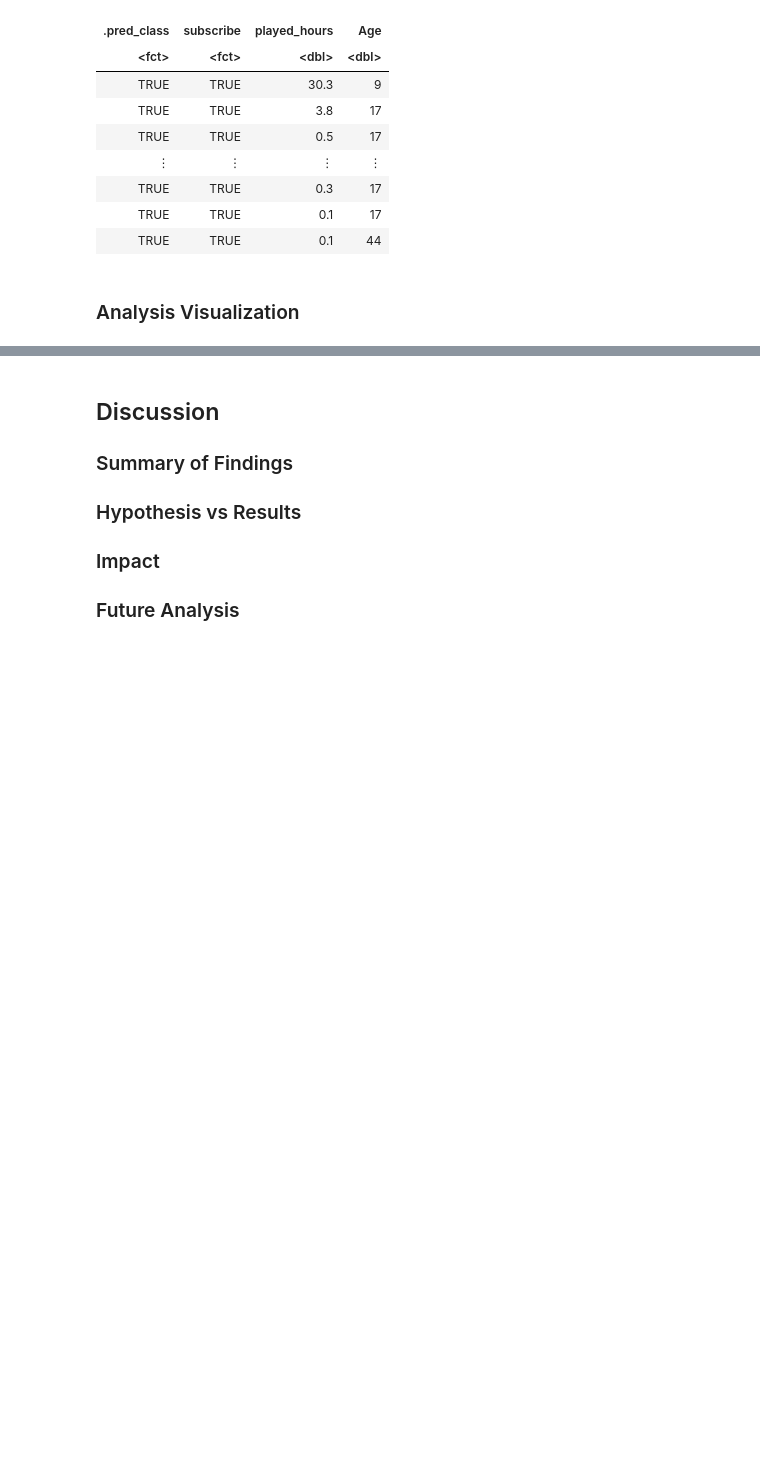
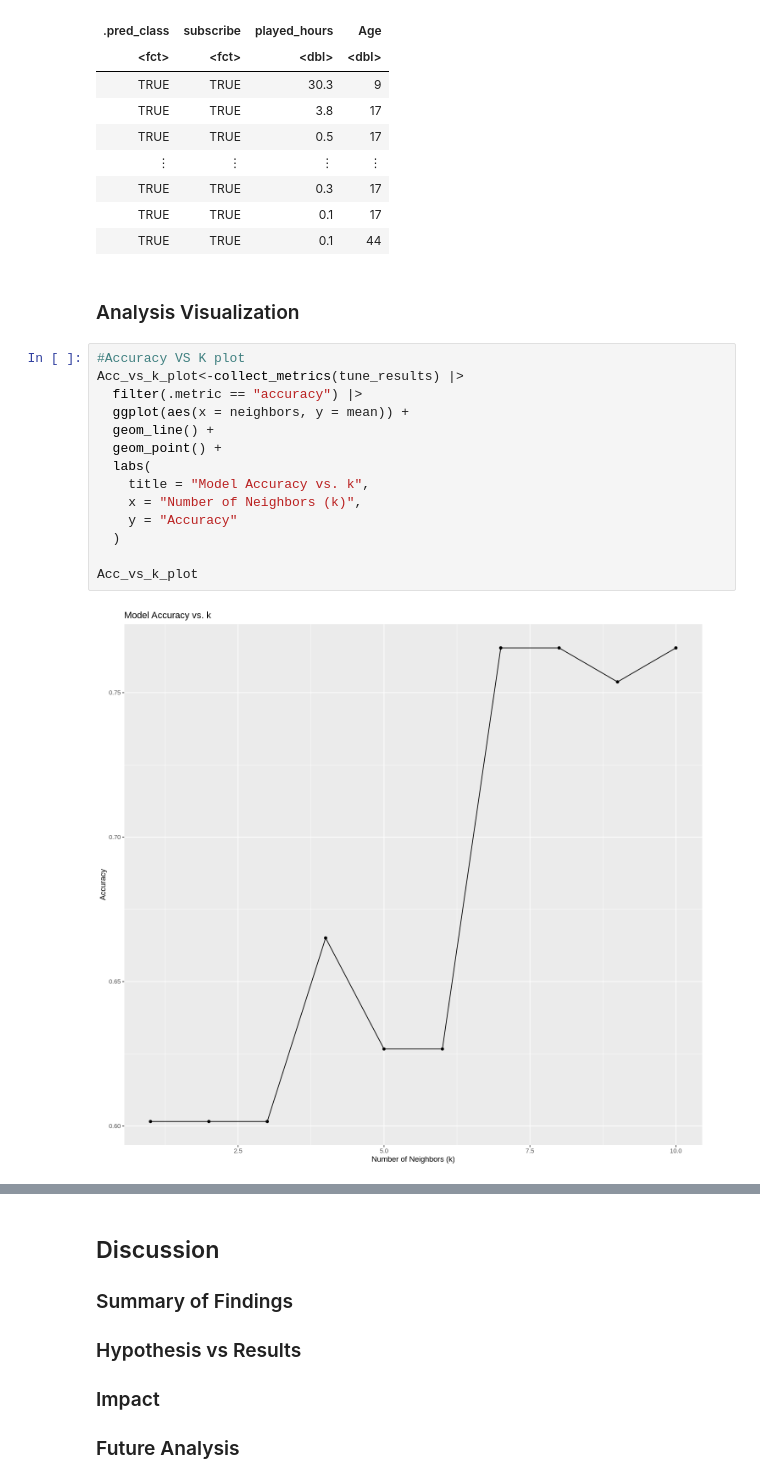
Before and after one commit to lucy-diaz/DSCIprojectgroup34, a Jupyter notebook: group_34_project.ipynb, the cells around one changed output, grey strips where cells are left out. Cells and saved outputs as stored; diff of their text form; blank space fills up the shorter version.

```diff
--- a/group_34_project.ipynb
+++ b/group_34_project.ipynb
@@ -193,6 +193,22 @@ A tibble: 28 × 4
 | TRUE | TRUE | 0.1 | 44 |
 # %% [markdown]
 ### Analysis Visualization
+# %%
+#Accuracy VS K plot
+Acc_vs_k_plot<-collect_metrics(tune_results) |>
+  filter(.metric == "accuracy") |>
+  ggplot(aes(x = neighbors, y = mean)) +
+  geom_line() +
+  geom_point() +
+  labs(
+    title = "Model Accuracy vs. k",
+    x = "Number of Neighbors (k)",
+    y = "Accuracy"
+  )
+
+Acc_vs_k_plot
+# %% [output]
+[figure, added]
 # %%
 # --- Basic Visualization ---
 # Scatter plot of testing data: Age vs. played_hours colored by predicted subscription status
```
Also changed, not shown: parts of 3 cells of this notebook.
